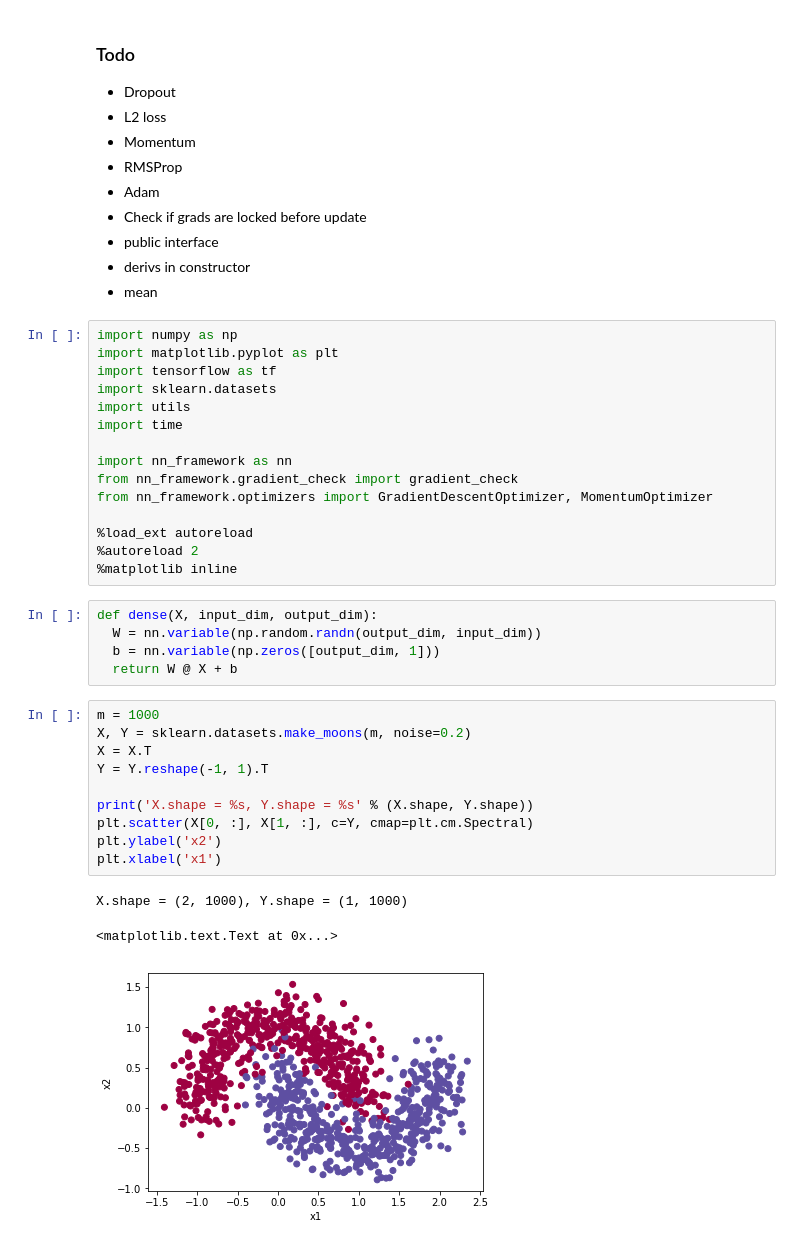
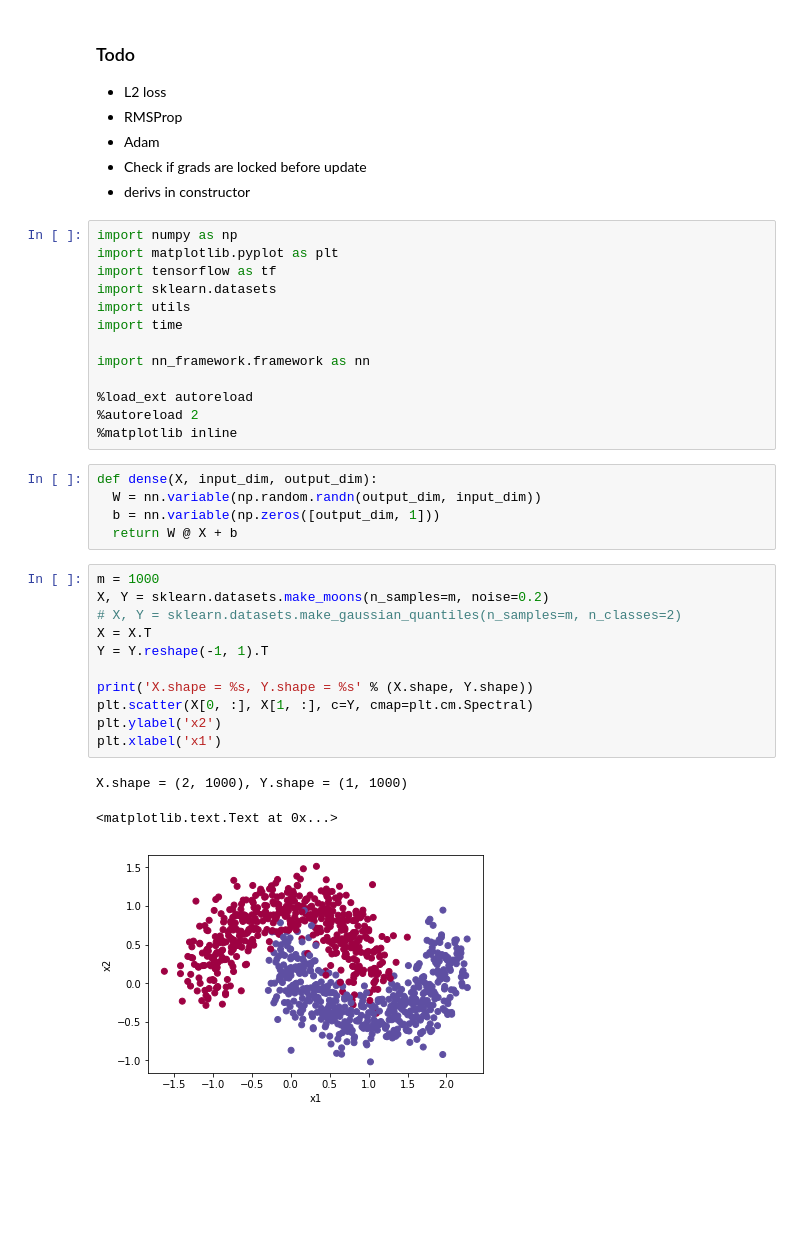
Before and after one commit to v-shmyhlo/machine-learning-playground, a Jupyter notebook: neural_network_framework_v2.ipynb, the cells around one changed output. Drawn from its saved outputs; the diff is of its cells as text; blank space fills up the shorter version.

Commit message:
Update NN framework

```diff
--- a/neural_network_framework_v2.ipynb
+++ b/neural_network_framework_v2.ipynb
@@ -1,14 +1,10 @@
 # %% [markdown]
 ### Todo
-* Dropout
 * L2 loss
-* Momentum
 * RMSProp
 * Adam
 * Check if grads are locked before update
-* public interface
 * derivs in constructor
-* mean
 # %%
 import numpy as np
 import matplotlib.pyplot as plt
@@ -17,9 +13,7 @@ import sklearn.datasets
 import utils
 import time
 
-import nn_framework as nn
-from nn_framework.gradient_check import gradient_check
-from nn_framework.optimizers import GradientDescentOptimizer, MomentumOptimizer
+import nn_framework.framework as nn
 
 %load_ext autoreload
 %autoreload 2
@@ -31,18 +25,19 @@ def dense(X, input_dim, output_dim):
   return W @ X + b
 # %%
 m = 1000
-X, Y = sklearn.datasets.make_moons(m, noise=0.2)
+X, Y = sklearn.datasets.make_moons(n_samples=m, noise=0.2)
+# X, Y = sklearn.datasets.make_gaussian_quantiles(n_samples=m, n_classes=2)
 X = X.T
 Y = Y.reshape(-1, 1).T
 
 print('X.shape = %s, Y.shape = %s' % (X.shape, Y.shape))
 plt.scatter(X[0, :], X[1, :], c=Y, cmap=plt.cm.Spectral)
 plt.ylabel('x2')
 plt.xlabel('x1')
 # %% [output]
 X.shape = (2, 1000), Y.shape = (1, 1000)
 <matplotlib.text.Text at 0x...>
-[figure, old version]
+[figure, new version]
 # %%
 def compare(a, b):
   return np.linalg.norm(a - b) / (np.linalg.norm(a) + np.linalg.norm(b))
```
Also changed, not shown: parts of 3 cells of this notebook, 7 other files.
